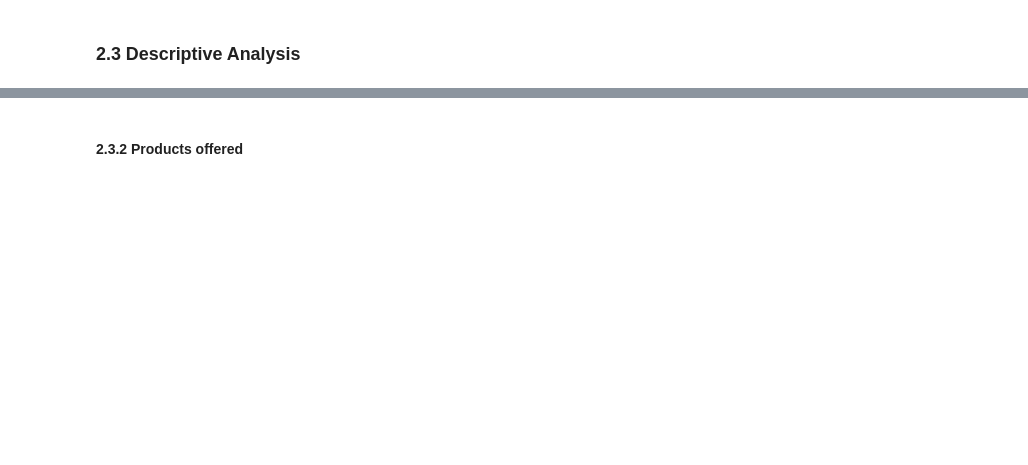
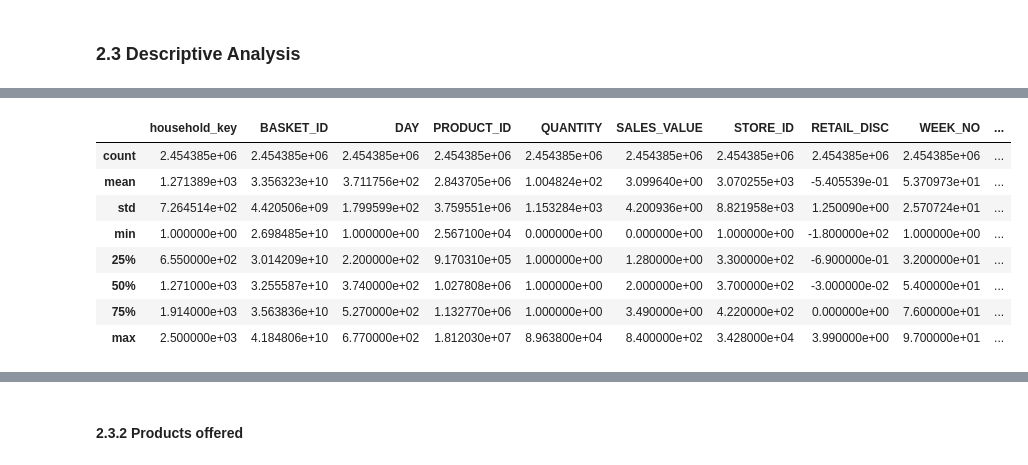
Before and after one commit to LouisAuneau/MISC-sales-forecasting, a Jupyter notebook: Report.ipynb, the cells around one changed output, grey strips where cells are left out. Cells and saved outputs as stored; diff of their text form; code cells hidden in the pictures; blank space fills up the shorter version.

```diff
--- a/Report.ipynb
+++ b/Report.ipynb
@@ -63,0 +112,12 @@ display(transactions.head())
+# %%
+transactions.describe()
+# %% [output]
+|  | household_key | BASKET_ID | DAY | PRODUCT_ID | QUANTITY | SALES_VALUE | STORE_ID | RETAIL_DISC | WEEK_NO | ... |
+| count | 2.454385e+06 | 2.454385e+06 | 2.454385e+06 | 2.454385e+06 | 2.454385e+06 | 2.454385e+06 | 2.454385e+06 | 2.454385e+06 | 2.454385e+06 | ... |
+| mean | 1.271389e+03 | 3.356323e+10 | 3.711756e+02 | 2.843705e+06 | 1.004824e+02 | 3.099640e+00 | 3.070255e+03 | -5.405539e-01 | 5.370973e+01 | ... |
+| std | 7.264514e+02 | 4.420506e+09 | 1.799599e+02 | 3.759551e+06 | 1.153284e+03 | 4.200936e+00 | 8.821958e+03 | 1.250090e+00 | 2.570724e+01 | ... |
+| min | 1.000000e+00 | 2.698485e+10 | 1.000000e+00 | 2.567100e+04 | 0.000000e+00 | 0.000000e+00 | 1.000000e+00 | -1.800000e+02 | 1.000000e+00 | ... |
+| 25% | 6.550000e+02 | 3.014209e+10 | 2.200000e+02 | 9.170310e+05 | 1.000000e+00 | 1.280000e+00 | 3.300000e+02 | -6.900000e-01 | 3.200000e+01 | ... |
+| 50% | 1.271000e+03 | 3.255587e+10 | 3.740000e+02 | 1.027808e+06 | 1.000000e+00 | 2.000000e+00 | 3.700000e+02 | -3.000000e-02 | 5.400000e+01 | ... |
+| 75% | 1.914000e+03 | 3.563836e+10 | 5.270000e+02 | 1.132770e+06 | 1.000000e+00 | 3.490000e+00 | 4.220000e+02 | 0.000000e+00 | 7.600000e+01 | ... |
+| max | 2.500000e+03 | 4.184806e+10 | 6.770000e+02 | 1.812030e+07 | 8.963800e+04 | 8.400000e+02 | 3.428000e+04 | 3.990000e+00 | 9.700000e+01 | ... |
```
Also changed, not shown: parts of 27 cells of this notebook.
